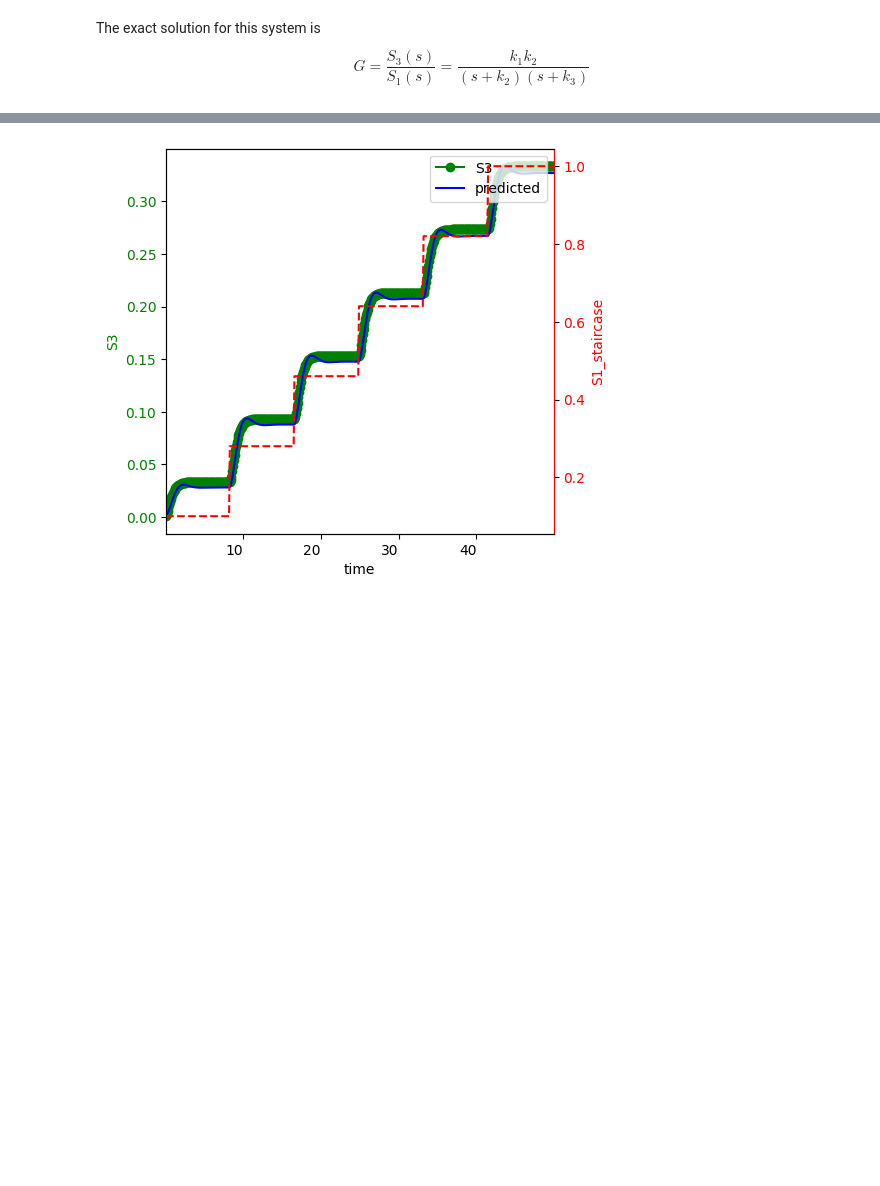
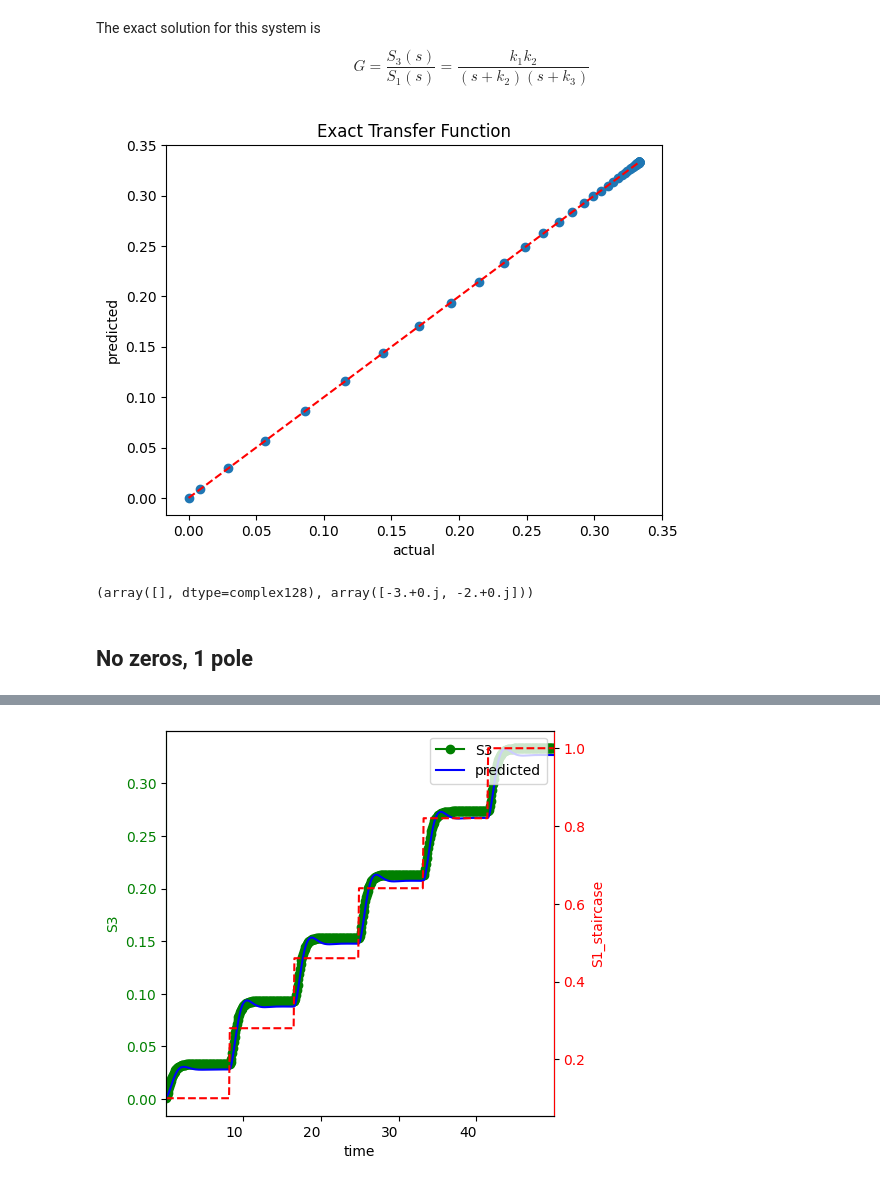
Before and after one commit to joseph-hellerstein/advanced-controls-lectures, a Jupyter notebook: short_class_lectures/Lecture_5-LTI_System_Identification/interpreting_system_identification_results.ipynb, the cells around one changed output, grey strips where cells are left out. Drawn from its saved outputs; the diff is of its cells as text; code cells hidden in the pictures; blank space fills up the shorter version.

Commit message:
Interpreting transfer functions

```diff
--- a/short_class_lectures/Lecture_5-LTI_System_Identification/interpreting_system_identification_results.ipynb
+++ b/short_class_lectures/Lecture_5-LTI_System_Identification/interpreting_system_identification_results.ipynb
@@ -84,7 +84,7 @@ OK!
 ## evaluateTransferFunction
 # %%
 def evaluateTransferFunction(antimony_model:str, transfer_function:control.TransferFunction,
-        is_plot:bool=True):
+        title:str="", is_plot:bool=True):
     # Plot the simulation results against the transfer function predictions
     # Assumes that the forced input is 1 and that the output is the last species in the simulation model
     rr = te.loada(antimony_model)
@@ -97,7 +97,9 @@ def evaluateTransferFunction(antimony_model:str, transfer_function:control.Trans
     plt.plot([0, ymax], [0, ymax], color="red", linestyle="--")
     plt.xlabel("actual")
     plt.ylabel("predicted")
-    plt.title(output_name[1:-1])
+    if len(title) == 0:
+        title = output_name[1:-1]
+    plt.title(title)
     if not is_plot:
         plt.close()
 
@@ -109,16 +111,19 @@ OK!
 # %% [markdown]
 # Interpreting the Laplace Transform as a Reaction Network
 # %%
-SEQUENTIAL_MODEL = """
+k1 = 1.0
+k2 = 2.0
+k3 = 3.0
+SEQUENTIAL_MODEL = f"""
 model *model_main()
 J1: $S1 -> S2; k1*S1
 J2: S2 -> S3; k2*S2
 J3: S3 -> ; k3*S3
 S1 = 1; S2 = 0; S3 = 0
 
-k1 = 1
-k2 = 2
-k3 = 3
+k1 = {k1}
+k2 = {k2}
+k3 = {k3}
 end
 """
 rr = te.loada(SEQUENTIAL_MODEL)
@@ -129,3 +134,13 @@ rr.plot(figsize=(3,3))
 # %% [markdown]
 The exact solution for this system is
 $$G = \frac{{S}_3 (s)}{S_1 (s)} = \frac{k_1 k_2}{(s + k_2)(s + k_3)}$$
+# %%
+evaluateTransferFunction(SEQUENTIAL_MODEL, G_tru, title="Exact Transfer Function")
+# %% [output]
+[figure, added]
+# %%
+G_tru.zeros(), G_tru.poles()
+# %% [output]
+(array([], dtype=complex128), array([-3.+0.j, -2.+0.j]))
+# %% [markdown]
+## No zeros, 1 pole
```
Also changed, not shown: parts of 69 cells of this notebook, 1 other file.
